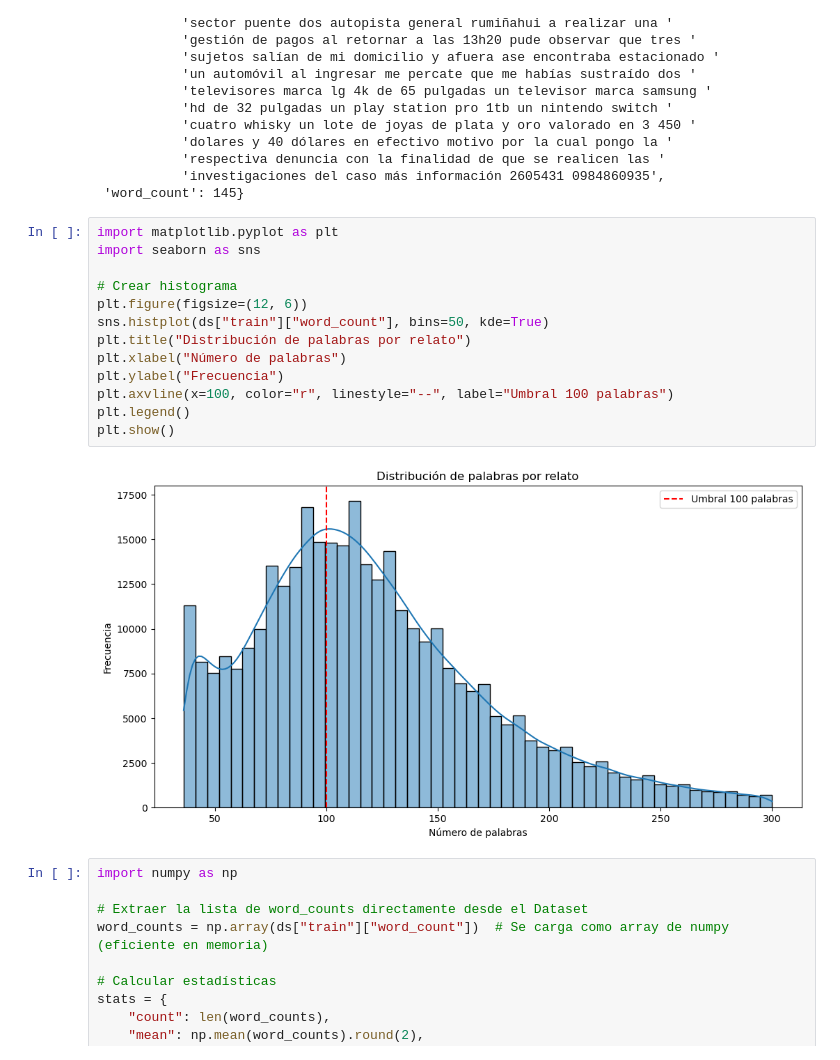
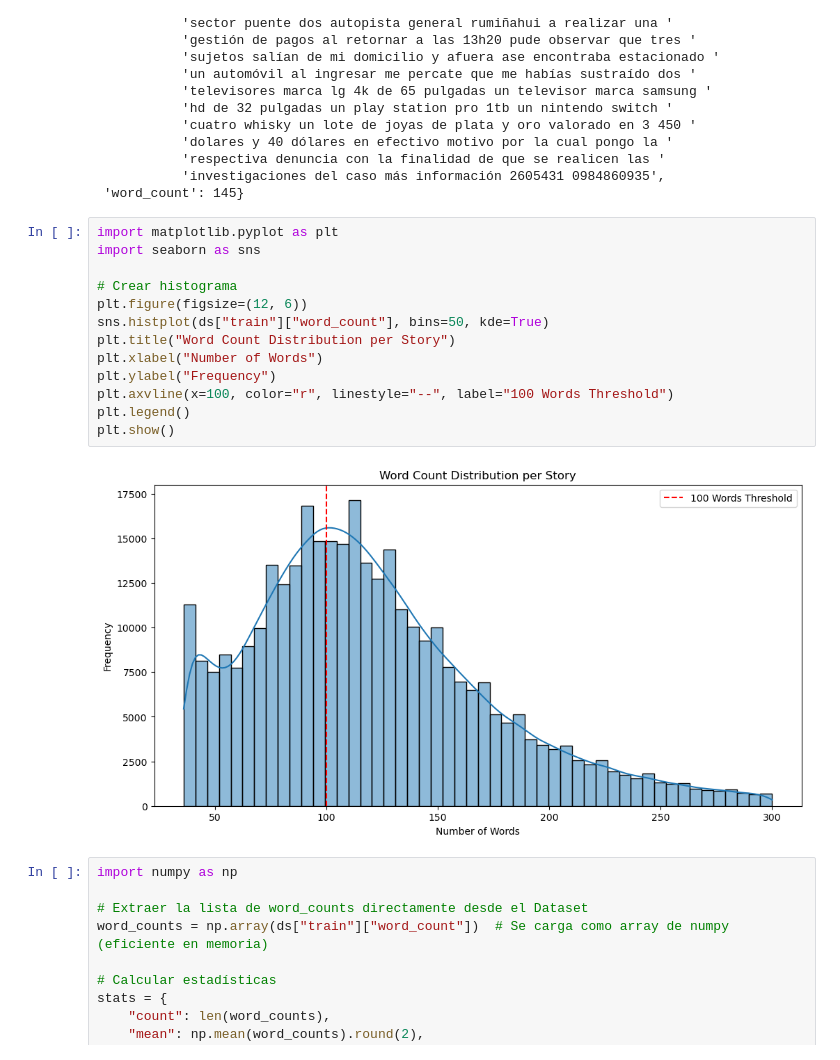
Before and after one commit to LeninGF/IAG-2024B-GenerativeQA, a Jupyter notebook: dataset_build.ipynb, the cells around one changed output. Cells and saved outputs as stored; diff of their text form.

```diff
--- a/dataset_build.ipynb
+++ b/dataset_build.ipynb
@@ -77,18 +77,18 @@ pprint(ds['train'][100])
 # %%
 import matplotlib.pyplot as plt
 import seaborn as sns
 
 # Crear histograma
 plt.figure(figsize=(12, 6))
 sns.histplot(ds["train"]["word_count"], bins=50, kde=True)
-plt.title("Distribución de palabras por relato")
-plt.xlabel("Número de palabras")
-plt.ylabel("Frecuencia")
-plt.axvline(x=100, color="r", linestyle="--", label="Umbral 100 palabras")
+plt.title("Word Count Distribution per Story")
+plt.xlabel("Number of Words")
+plt.ylabel("Frequency")
+plt.axvline(x=100, color="r", linestyle="--", label="100 Words Threshold")
 plt.legend()
 plt.show()
 # %% [output]
-[figure, old version]
+[figure, new version]
 # %%
 import numpy as np
 
```
Also changed, not shown: parts of 1 cell of this notebook.
